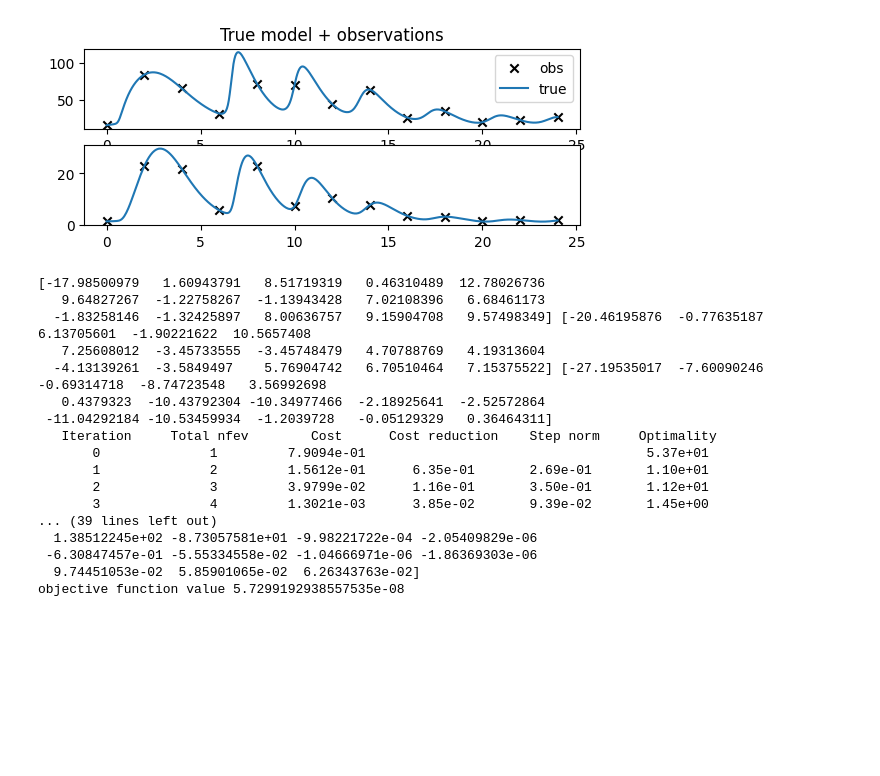
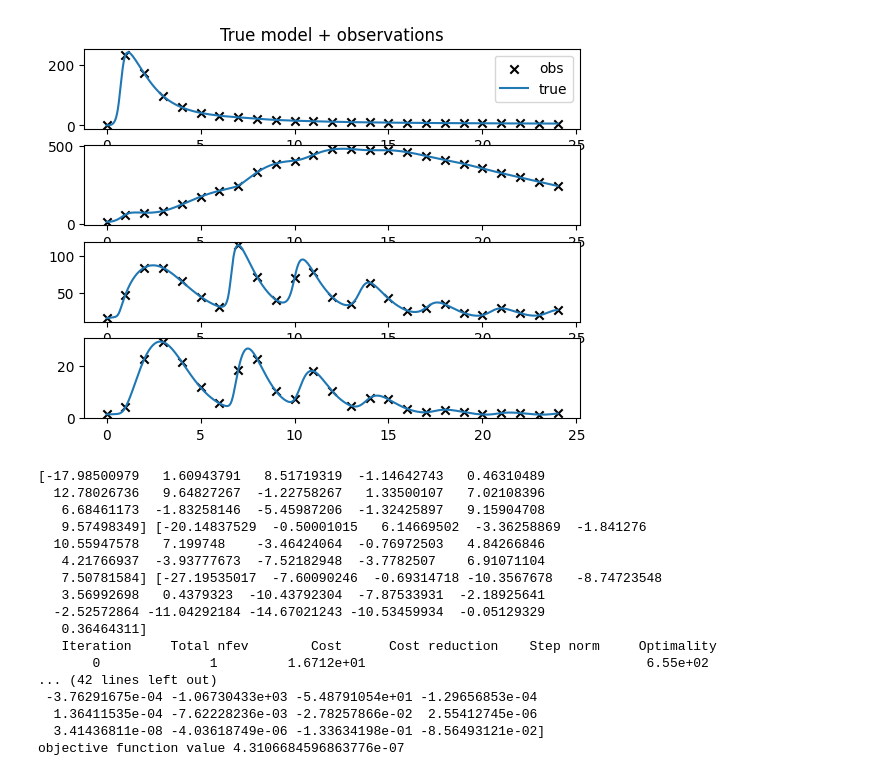
Before and after one commit to aayres22/ITIS_Analysis, a Jupyter notebook: OLS_Analysis.ipynb, the cells around one changed output. Cells and saved outputs as stored; diff of their text form; code cells hidden in the pictures; blank space fills up the shorter version.

```diff
--- a/OLS_Analysis.ipynb
+++ b/OLS_Analysis.ipynb
@@ -20,7 +20,7 @@ paramtitles = ['d1',
 stateTitles = ['Endotoxin', 'Phagocytes', 'TGF-\u03b2','TNF-\u03B1','IL10','CRH','ACTH','Cortisol']
 # %%
 param_log,IC = get_nominal_param()
-IC_2 = [ 0.,          0.,          0.14759607,  0.,         13.75484703,  3.13344442, 15.73028492,  1.38649737]
+IC_2 = [ 2.0,          0.,          0.14759607,  0.,         13.75484703,  3.13344442, 15.73028492,  1.38649737]
 ##Define time spaces
 tstart = 0
 t_end =24*8
@@ -43,43 +43,43 @@ true_sol = odeint(ITIS, IC_2, tfinal, args = (param_log,), **ode_options)
 #t_data = np.linspace(0,24,12+1) # less data, every 30 minutes
 # %%
 #Generate data
-output_ids = [6, 7] # Neuroendocrine = ACTH + Cort
+#output_ids = [6, 7] # Neuroendocrine = ACTH + Cort
 #output_ids = [3, 6, 7] # TNF + ACTH + Cort
-# output_ids = [3,4,6,7] #TNF + IL10 + ACTH + Cort
+output_ids = [3,4,6,7] #TNF + IL10 + ACTH + Cort
 
 ##use generated sets instead
-with open('syntheticData\\TRUE_SOL12.pkl', 'rb') as f:
+with open('syntheticData\\TRUE_SOL31.pkl', 'rb') as f:
     results = pickle.load(f)
 y_data = results['y_data'].copy()
 t_data = results['t_data'].copy()
 
 plt.figure()
 plt.subplot(4,1,1)
 plt.scatter(t_data,y_data[:,0],marker='x',color='k',label='obs')
 plt.plot(tfinal,true_sol[:,output_ids[0]],label='true')
 plt.title('True model + observations')
 plt.legend()
 #
 plt.subplot(4,1,2)
 plt.scatter(t_data,y_data[:,1],marker='x',color='k')
 plt.plot(tfinal,true_sol[:,output_ids[1]])
 
-# plt.subplot(4,1,3)
-# plt.scatter(t_data,y_data[:,2],marker='x',color='k')
-# plt.plot(tfinal,true_sol[:,output_ids[2]])
+plt.subplot(4,1,3)
+plt.scatter(t_data,y_data[:,2],marker='x',color='k')
+plt.plot(tfinal,true_sol[:,output_ids[2]])
 
-# plt.subplot(4,1,4)
-# plt.scatter(t_data,y_data[:,3],marker='x',color='k')
-# plt.plot(tfinal,true_sol[:,output_ids[3]])
+plt.subplot(4,1,4)
+plt.scatter(t_data,y_data[:,3],marker='x',color='k')
+plt.plot(tfinal,true_sol[:,output_ids[3]])
 
 plt.show()
 # %% [output]
-[figure, old version]
+[figure, new version]
 # %%
 # Define which parameters will be updated
 
 
-param_ids = np.sort([33, 12, 36, 43, 32, 39, 7, 16, 31, 15, 37, 9, 8, 28, 14])
+param_ids = np.sort([12, 33, 16, 7, 43, 36, 39, 15, 32, 31, 8, 21, 9, 14, 10, 34])
 
 #D1 Selected:[33, 12, 36, 43, 32, 39, 7, 16, 31, 15, 37, 9, 8, 28, 14]
 # ['d7', 'h6', 'd8', 'T', 'h11', 'beta', 'k3', 'd4', 'k14', 'h7', 'alpha', 'h4', 'k4', 'd6', 'k6']
@@ -88,7 +88,7 @@ param_ids = np.sort([33, 12, 36, 43, 32, 39, 7, 16, 31, 15, 37, 9, 8, 28, 14])
 #   ['h6', 'd7', 'd4', 'k3', 'T', 'd8', 'beta', 'h7', 'h11', 'k14', 'k4', 'h9', 'h4', 'k6', 'd3', 'k15']
 
 # To make the problem interesting, let's perturb our initial guess of these parameters by 1% [SHOULD WE DO THIS?]
-param_in = np.log(np.exp(param_log[param_ids])*np.random.normal(1,0.1,(1,len(param_ids))).flatten())
+param_in = np.log(np.exp(param_log[param_ids])*np.random.normal(1,0.2,(1,len(param_ids))).flatten())
 # print(np.exp(param_log[param_ids]),np.exp(param_in))
 
 # We may also want to constrain the parameters so they do not take on values in "unphysiological" regions
@@ -115,23 +115,23 @@ print("relative error of solution",rel_err)
 print("error in parameter space",param_err)
 print("objective function value",least_sq_sol.cost) ##This thing
 # %% [output]
-[-17.98500979   1.60943791   8.51719319   0.46310489  12.78026736
-   9.64827267  -1.22758267  -1.13943428   7.02108396   6.68461173
-  -1.83258146  -1.32425897   8.00636757   9.15904708   9.57498349] [-20.46195876  -0.77635187   6.13705601  -1.90221622  10.5657408
-   7.25608012  -3.45733555  -3.45748479   4.70788769   4.19313604
-  -4.13139261  -3.5849497    5.76904742   6.70510464   7.15375522] [-27.19535017  -7.60090246  -0.69314718  -8.74723548   3.56992698
-   0.4379323  -10.43792304 -10.34977466  -2.18925641  -2.52572864
- -11.04292184 -10.53459934  -1.2039728   -0.05129329   0.36464311]
+[-17.98500979   1.60943791   8.51719319  -1.14642743   0.46310489
+  12.78026736   9.64827267  -1.22758267   1.33500107   7.02108396
+   6.68461173  -1.83258146  -5.45987206  -1.32425897   9.15904708
+   9.57498349] [-20.14837529  -0.50001015   6.14669502  -3.36258869  -1.841276
+  10.55947578   7.199748    -3.46424064  -0.76972503   4.84266846
+   4.21766937  -3.93777673  -7.52182948  -3.7782507    6.91071104
+   7.50781584] [-27.19535017  -7.60090246  -0.69314718 -10.3567678   -8.74723548
+   3.56992698   0.4379323  -10.43792304  -7.87533931  -2.18925641
+  -2.52572864 -11.04292184 -14.67021243 -10.53459934  -0.05129329
+   0.36464311]
    Iteration     Total nfev        Cost      Cost reduction    Step norm     Optimality
-       0              1         7.9094e-01                                    5.37e+01
-       1              2         1.5612e-01      6.35e-01       2.69e-01       1.10e+01
-       2              3         3.9799e-02      1.16e-01       3.50e-01       1.12e+01
-       3              4         1.3021e-03      3.85e-02       9.39e-02       1.45e+00
-... (39 lines left out)
-  1.38512245e+02 -8.73057581e+01 -9.98221722e-04 -2.05409829e-06
- -6.30847457e-01 -5.55334558e-02 -1.04666971e-06 -1.86369303e-06
-  9.74451053e-02  5.85901065e-02  6.26343763e-02]
-objective function value 5.7299192938557535e-08
+       0              1         1.6712e+01                                    6.55e+02
+... (42 lines left out)
+ -3.76291675e-04 -1.06730433e+03 -5.48791054e+01 -1.29656853e-04
+  1.36411535e-04 -7.62228236e-03 -2.78257866e-02  2.55412745e-06
+  3.41436811e-08 -4.03618749e-06 -1.33634198e-01 -8.56493121e-02]
+objective function value 4.3106684596863776e-07
 # %%
 # MJC - plotting to look at solution
 param_opt = param_log.copy()
```
Also changed, not shown: parts of 3 cells of this notebook, 9 other files.
